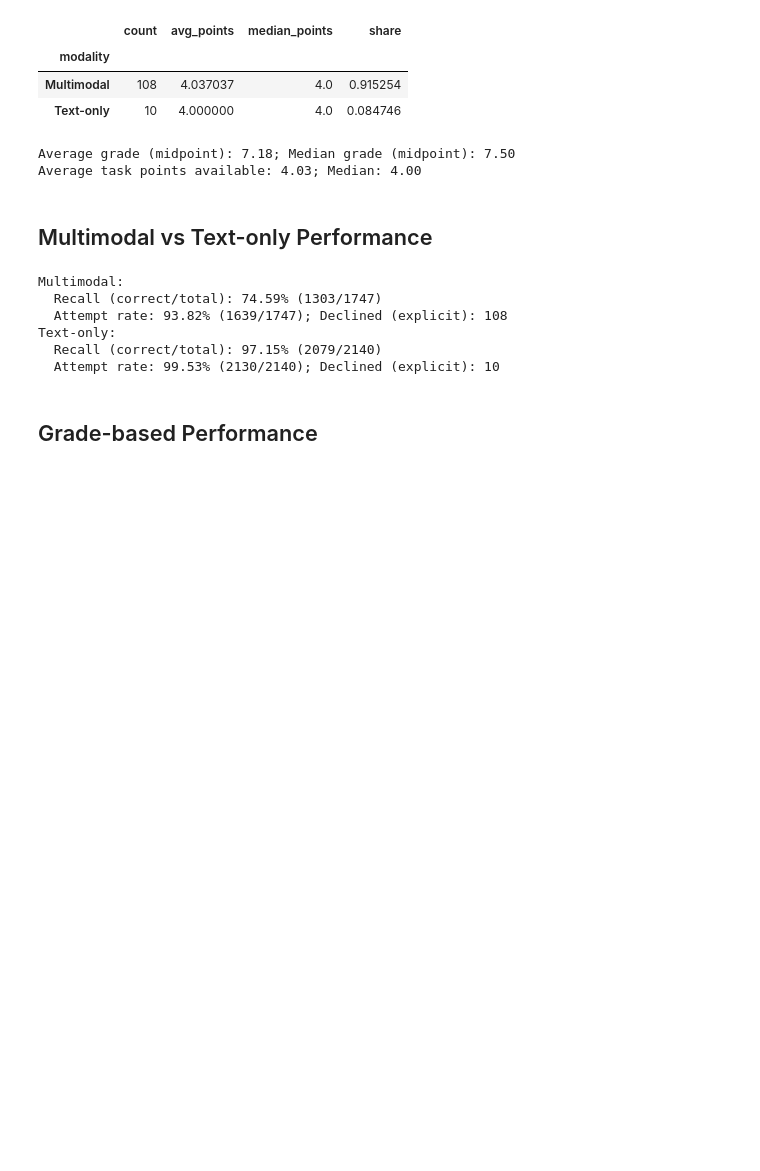
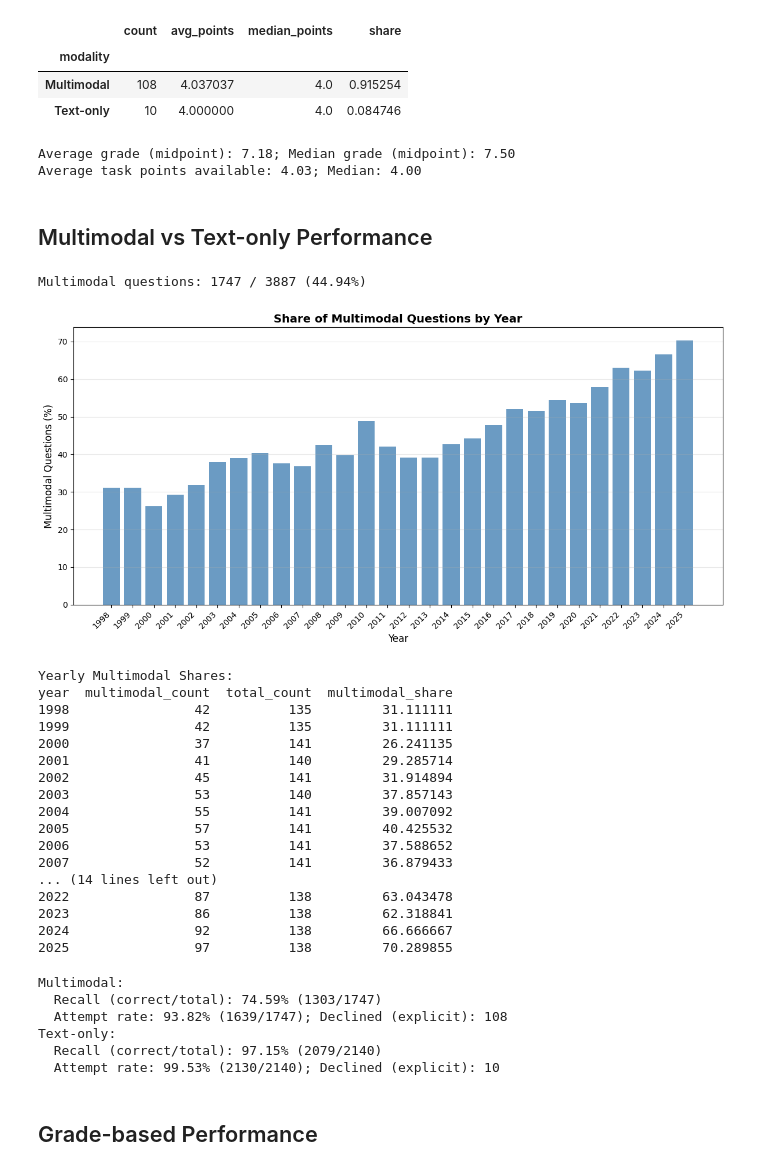
Before and after one commit to janishahn/kaenguru_benchmark, a Jupyter notebook: evaluate_results.ipynb, the cells around one changed output. Cells and saved outputs as stored; diff of their text form; code cells hidden in the pictures; blank space fills up the shorter version.

```diff
--- a/evaluate_results.ipynb
+++ b/evaluate_results.ipynb
@@ -325,6 +325,62 @@ Average grade (midpoint): 7.18; Median grade (midpoint): 7.50
 Average task points available: 4.03; Median: 4.00
 # %% [markdown]
 ## Multimodal vs Text-only Performance
+# %%
+# Multimodal share
+multimodal_df = df[df['multimodal']].copy()
+total_questions = len(df)
+multimodal_questions = len(multimodal_df)
+multimodal_share = multimodal_questions / total_questions * 100 if total_questions > 0 else 0
+
+print(f"Multimodal questions: {multimodal_questions} / {total_questions} ({multimodal_share:.2f}%)")
+# %% [output]
+Multimodal questions: 1747 / 3887 (44.94%)
+# %%
+# Visualization: Yearly shares of multimodal questions
+import matplotlib.pyplot as plt
+
+# Calculate multimodal share per year
+yearly_multimodal = df.groupby('year').agg({
+    'multimodal': ['sum', 'count']
+}).reset_index()
+yearly_multimodal.columns = ['year', 'multimodal_count', 'total_count']
+yearly_multimodal['multimodal_share'] = (yearly_multimodal['multimodal_count'] / yearly_multimodal['total_count']) * 100
+
+# Sort by year
+yearly_multimodal = yearly_multimodal.sort_values('year')
+
+# Create column chart
+fig, ax = plt.subplots(figsize=(12, 6))
+ax.bar(yearly_multimodal['year'].astype(str), yearly_multimodal['multimodal_share'], color='steelblue', alpha=0.8)
+ax.set_xlabel('Year', fontsize=12)
+ax.set_ylabel('Multimodal Questions (%)', fontsize=12)
+ax.set_title('Share of Multimodal Questions by Year', fontsize=14, fontweight='bold')
+ax.grid(axis='y', alpha=0.3)
+plt.xticks(rotation=45, ha='right')
+plt.tight_layout()
+plt.show()
+
+print("\nYearly Multimodal Shares:")
+print(yearly_multimodal.to_string(index=False))
+# %% [output]
+[figure, added]
+Yearly Multimodal Shares:
+year  multimodal_count  total_count  multimodal_share
+1998                42          135         31.111111
+1999                42          135         31.111111
+2000                37          141         26.241135
+2001                41          140         29.285714
+2002                45          141         31.914894
+2003                53          140         37.857143
+2004                55          141         39.007092
+2005                57          141         40.425532
+2006                53          141         37.588652
+2007                52          141         36.879433
+... (14 lines left out)
+2022                87          138         63.043478
+2023                86          138         62.318841
+2024                92          138         66.666667
+2025                97          138         70.289855
 # %%
 # Multimodal vs Text-only performance (unified semantics)
 # Report recall (correct/total), attempt rate, and decline counts
```
Also changed, not shown: parts of 3 cells of this notebook, 3 other files.
